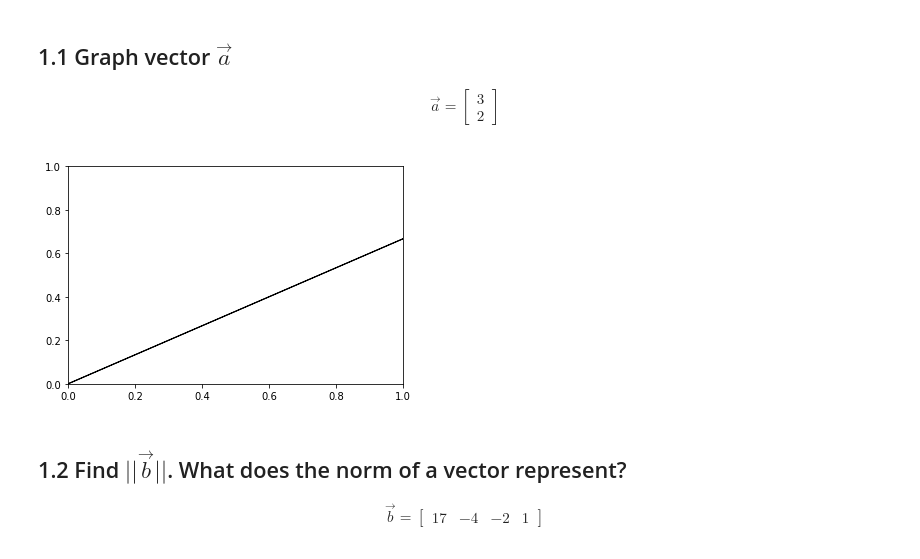
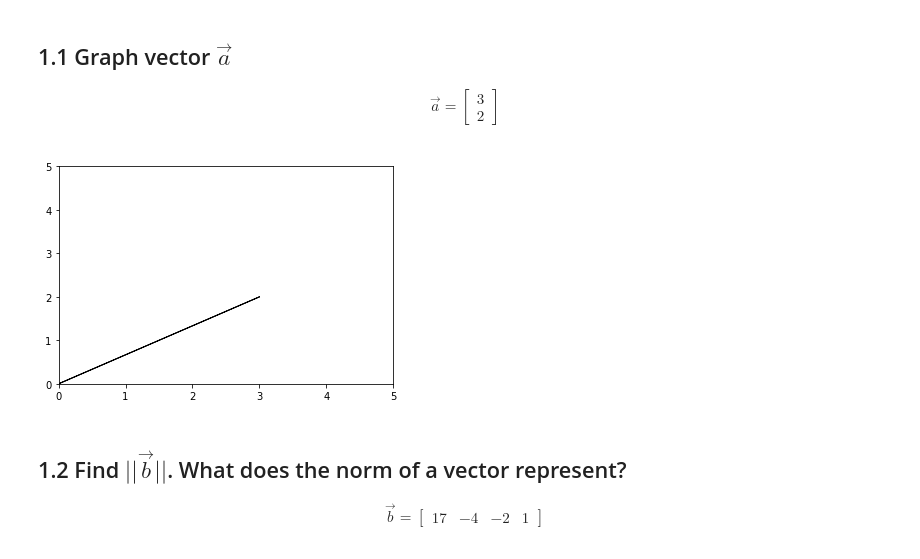
Before and after one commit to damerei/DS-Unit-2-Sprint-1-Linear-Algebra, a Jupyter notebook: Linear_Algebra_Sprint_Challenge.ipynb, the cells around one changed output. Saved outputs shown, nothing was run; the diff lists cells and outputs as text; code cells hidden in the pictures.

```diff
--- a/Linear_Algebra_Sprint_Challenge.ipynb
+++ b/Linear_Algebra_Sprint_Challenge.ipynb
@@ -18,10 +18,13 @@ from sklearn.preprocessing import StandardScaler
 # %%
 vector = [3,2]
 
+plt.xlim(0,5)
+plt.ylim(0,5)
+
 plt.arrow(0,0,vector[0],vector[1])
 plt.show();
 # %% [output]
-[figure, old version]
+[figure, new version]
 # %% [markdown]
 ## 1.2 Find $||\vec{b}||$. What does the norm of a vector represent?
 \begin{align}
```
Also changed, not shown: parts of 1 cell of this notebook.
